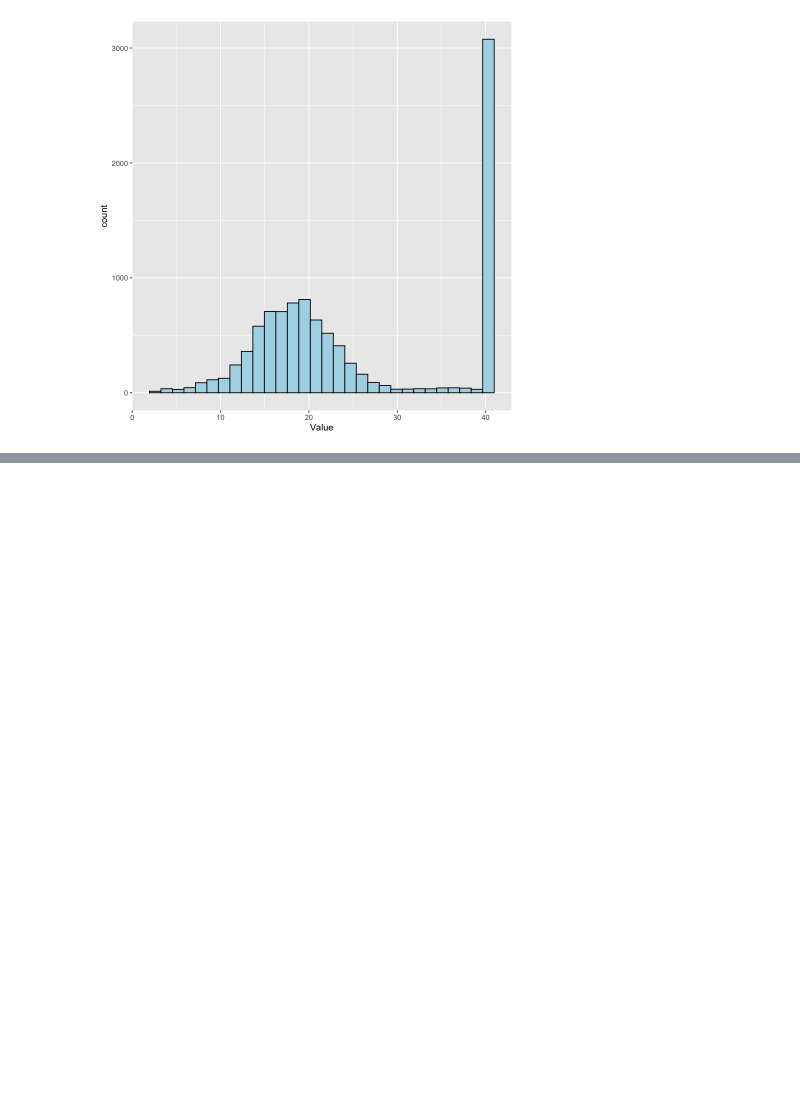
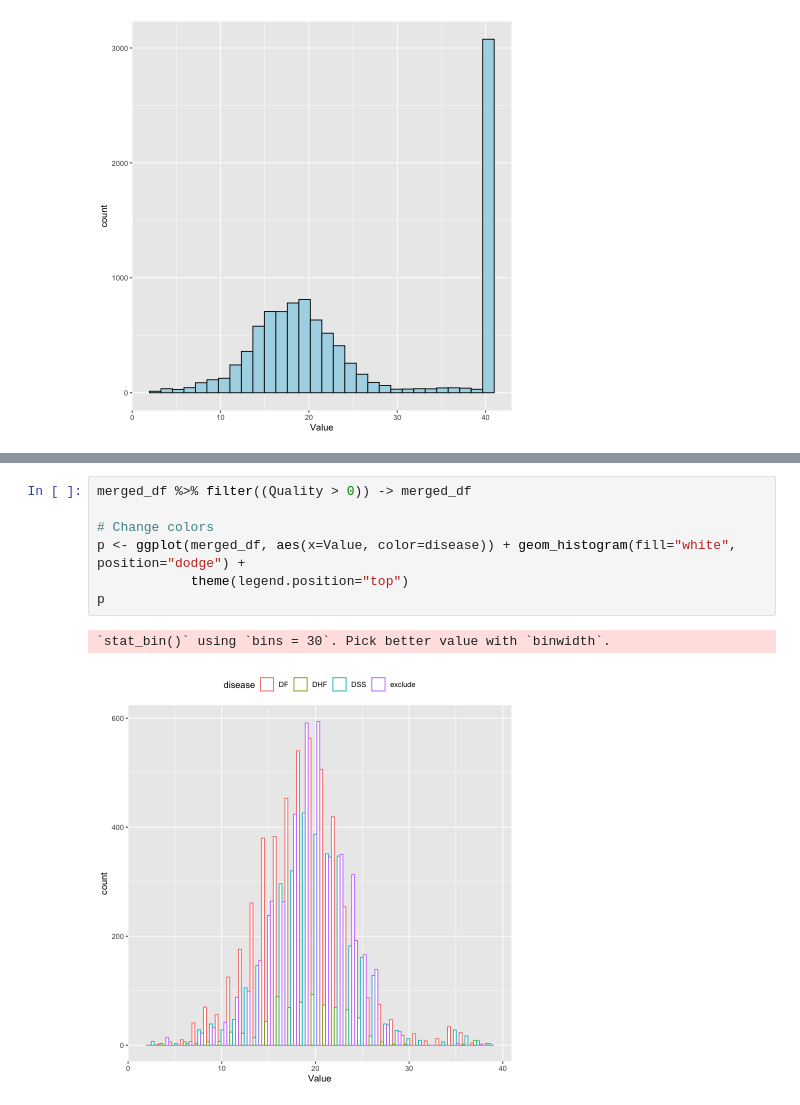
Before and after one commit to ChaosDonkey06/Stats-ML4Genomics, a Jupyter notebook: logistic_regression_R.ipynb, the cells around one changed output, grey strips where cells are left out. Saved outputs shown, nothing was run; the diff lists cells and outputs as text; blank space fills up the shorter version.

```diff
--- a/logistic_regression_R.ipynb
+++ b/logistic_regression_R.ipynb
@@ -128,0 +111,10 @@ p
+# %%
+merged_df %>% filter((Quality > 0)) -> merged_df
+
+# Change colors
+p <- ggplot(merged_df, aes(x=Value, color=disease)) + geom_histogram(fill="white", position="dodge") +
+            theme(legend.position="top")
+p
+# %% [output]
+`stat_bin()` using `bins = 30`. Pick better value with `binwidth`.
+[figure, added]
```
Also changed, not shown: parts of 4 cells of this notebook, 4 other files.
